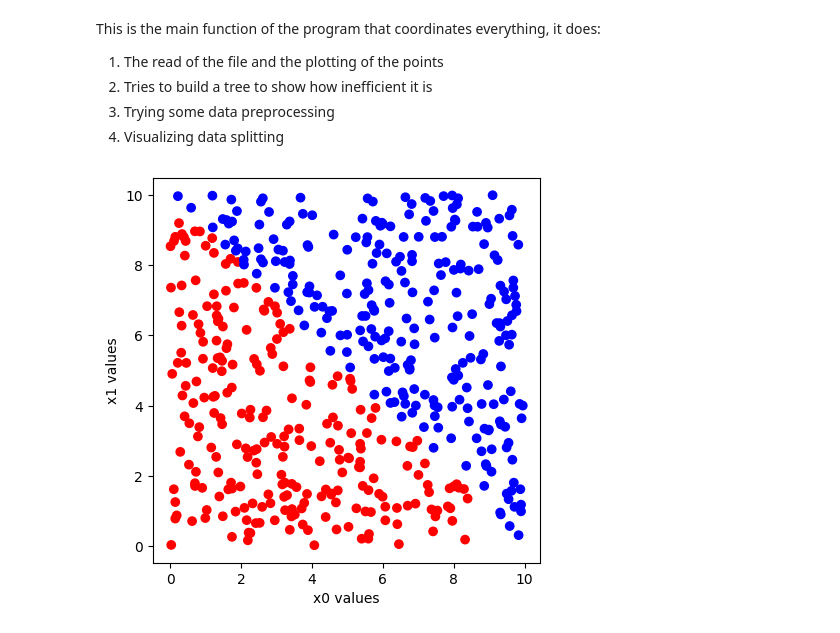
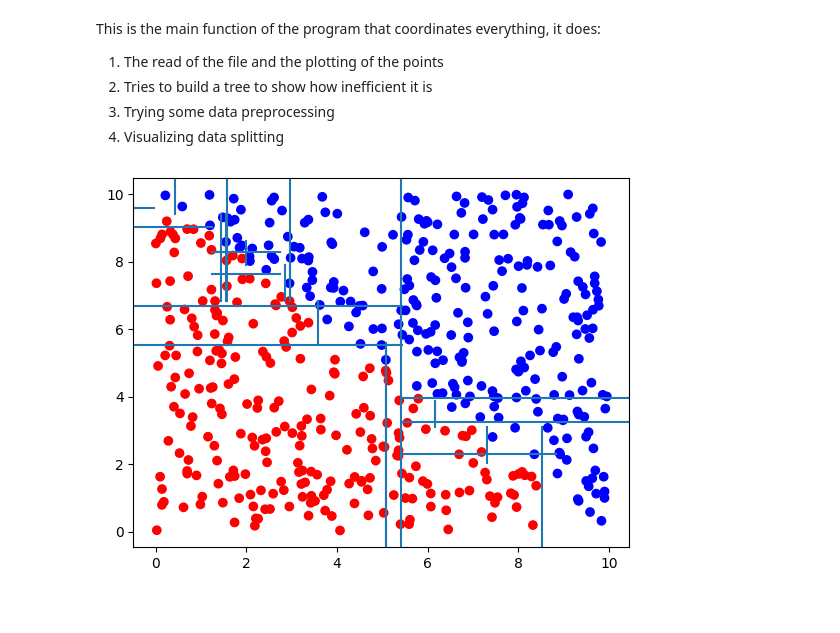
Before and after one commit to Nuzz23/01TWZSM_DataScienceLab, a Jupyter notebook: Lab/L06/E02/E02.ipynb, the cells around one changed output. Drawn from its saved outputs; the diff is of its cells as text; code cells hidden in the pictures.

```diff
--- a/Lab/L06/E02/E02.ipynb
+++ b/Lab/L06/E02/E02.ipynb
@@ -81,6 +82,3 @@ def partitionDataWithTraining(df: pd.DataFrame, testSize:float)->str:
 # 3 - PREPROCESSING
 # %% [markdown]
 Identify a preprocessing step that would make the decision tree “correctly” approach this problem.
-# %%
-def dataPreprocessing(df:pd.DataFrame)->pd.DataFrame:
-    pass
@@ -95,6 +141,34 @@ boundaries (i.e. features’ thresholds) applied by the decision tree on the dat
 have a 2D scatter plot with vertical and horizontal lines that divide the plane into subregions (one for
 each leaf of the tree). You can use matplotlib’s axvline and axhline to plot vertical and horizontal
 lines in your plot.
+# %%
+def draw_split(features, thresholds, i, x0_min, x0_max, x1_min, x1_max, col:str='x1'):
+    f, t = features[i], thresholds[i]
+    if f == -2:
+        # leaf node, return offset to be added
+        # for the parent to visit the next child
+        return 1
+    # draw the current split
+    if f == 0: # vertical split (x0)
+        plt.axvline(t, x1_min*.1, x1_max*.1)
+        # prepare the new bounding boxes
+
+        # from x0_min to threshold
+        bb_left = (x0_min, t, x1_min, x1_max)
+        # from threshold to x0_max
+        bb_right = (t, x0_max, x1_min, x1_max)
+    else: # horizontal split (x1)
+        plt.axhline(t, x0_min*.1, x0_max*.1)
+
+        bb_left = (x0_min, x0_max, x1_min, t)
+        bb_right = (x0_min, x0_max, t, x1_max)
+    off_left = draw_split(features, thresholds, i+1, *bb_left)
+    off_right = draw_split(features, thresholds, i+off_left+1, *bb_right)
+    return off_right + off_left + 1
+
+def plotBoundaries(df:pd.DataFrame, clf:DecisionTreeClassifier, col:str='x1')->None:
+    plt.scatter(x=df['x0'], y=df[col], c=df['label'].apply(lambda x: 'red' if x else 'blue'))
+    draw_split(clf.tree_.feature, clf.tree_.threshold, 0, 0, 10, 0, 10, col)
 # %% [markdown]
 # MAIN FUNCTION
 # %% [markdown]
@@ -108,17 +182,25 @@ This is the main function of the program that coordinates everything, it does:
 # %%
 def main()->None:
     df = readFile(INPUT_FILE_PATH) # 1
-    plotDf(df) # 1
+    # plotDf(df) # 1
 
     # 100 percent accuracy, it fucking over fits as expected
     # tree = buildTree(df) # 2
     # plot_tree(tree) # 2
     # heatmap(confusion_matrix(df['label'], tree.predict(df[['x0', 'x1']])), annot=True) # 2
     # print(partitionDataWithTraining(df, 0.20)) # 2
 
-    dataPreprocessing(df)
+    df = dataPreprocessing(df) # 3
+
+    # plot_tree(DecisionTreeClassifier().fit(df.loc[:, ['x0', 'x2']], df.loc[:, 'label'])) # 3 the tree is much simpler
+
+    # trying a quick comparison with KNN
+    # quickComparison(df, saveFig=False) # 3
+
+    # try also with x2 instead of x1
+    plotBoundaries(df, DecisionTreeClassifier().fit(df.loc[:, ['x0', 'x1']], df.loc[:, 'label']), col='x1') # 4
 
 
 main()
 # %% [output]
-[figure, old version]
+[figure, new version]
```
Also changed, not shown: parts of 2 cells of this notebook, 1 other file.
